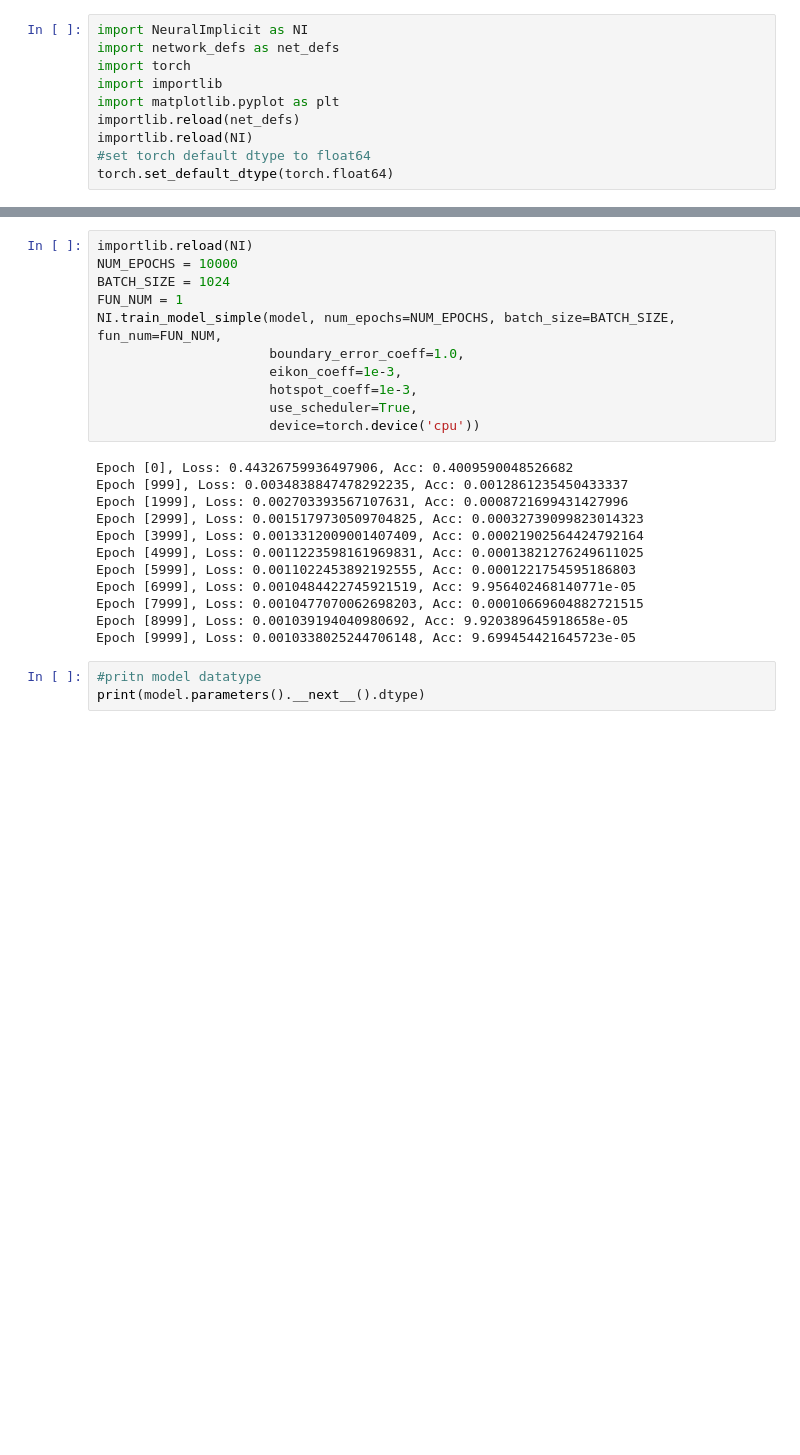
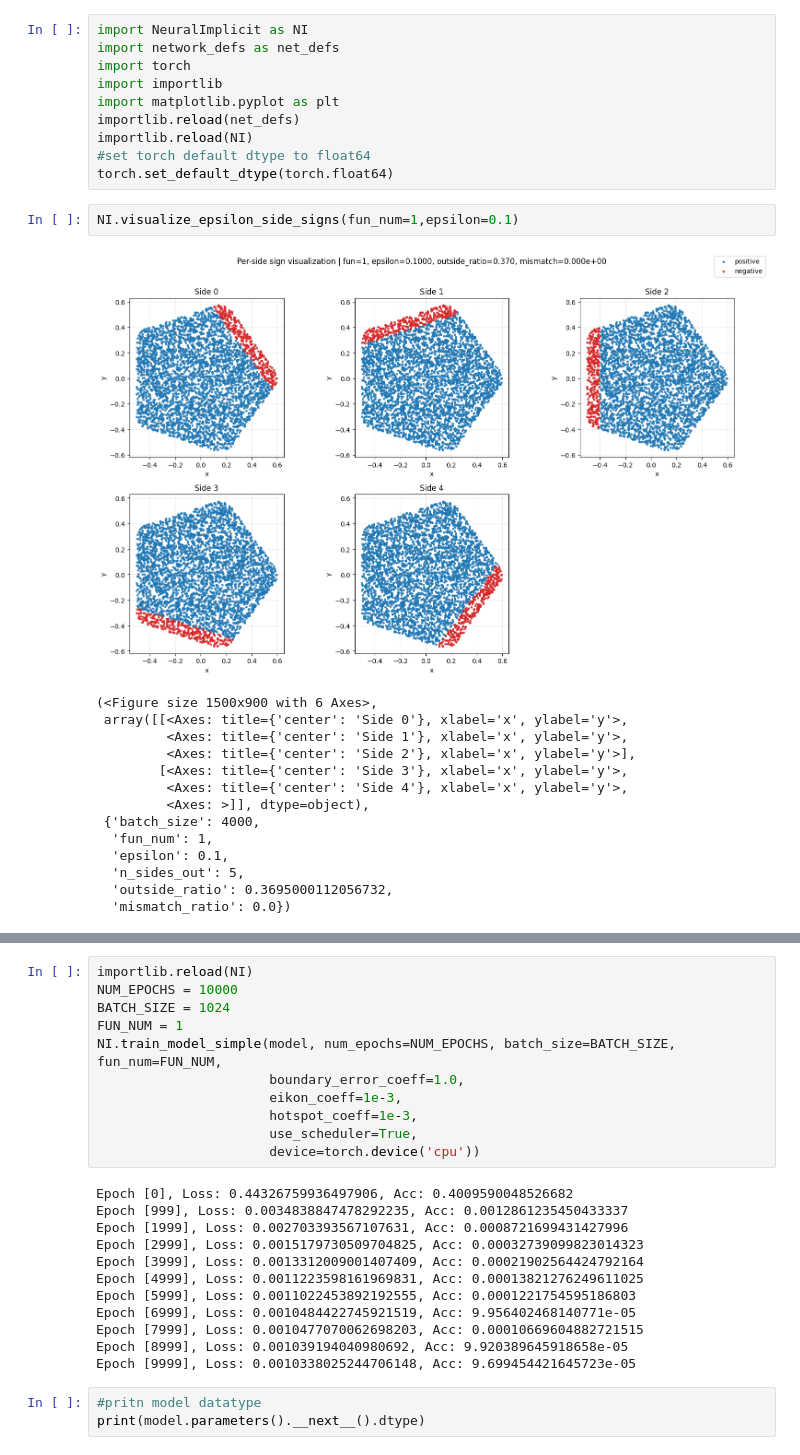
Before and after one commit to csgellert/NeuralIGA, a Jupyter notebook: Neural-Distance-Fields/MSSDF.ipynb, the cells around one changed output, grey strips where cells are left out. Drawn from its saved outputs; the diff is of its cells as text; blank space fills up the shorter version.

```diff
--- a/Neural-Distance-Fields/MSSDF.ipynb
+++ b/Neural-Distance-Fields/MSSDF.ipynb
@@ -8,6 +8,23 @@ importlib.reload(net_defs)
 importlib.reload(NI)
 #set torch default dtype to float64
 torch.set_default_dtype(torch.float64)
+# %%
+NI.visualize_epsilon_side_signs(fun_num=1,epsilon=0.1)
+# %% [output]
+[figure, added]
+(<Figure size 1500x900 with 6 Axes>,
+ array([[<Axes: title={'center': 'Side 0'}, xlabel='x', ylabel='y'>,
+         <Axes: title={'center': 'Side 1'}, xlabel='x', ylabel='y'>,
+         <Axes: title={'center': 'Side 2'}, xlabel='x', ylabel='y'>],
+        [<Axes: title={'center': 'Side 3'}, xlabel='x', ylabel='y'>,
+         <Axes: title={'center': 'Side 4'}, xlabel='x', ylabel='y'>,
+         <Axes: >]], dtype=object),
+ {'batch_size': 4000,
+  'fun_num': 1,
+  'epsilon': 0.1,
+  'n_sides_out': 5,
+  'outside_ratio': 0.3695000112056732,
+  'mismatch_ratio': 0.0})
 # %%
 architecture = [2, 256,256,256,256,5]
 model = net_defs.Siren_jo(architecture=architecture,outermost_linear=True, first_omega_0=15, hidden_omega_0=30)
```
Also changed, not shown: parts of 25 cells of this notebook, 6 other files.
